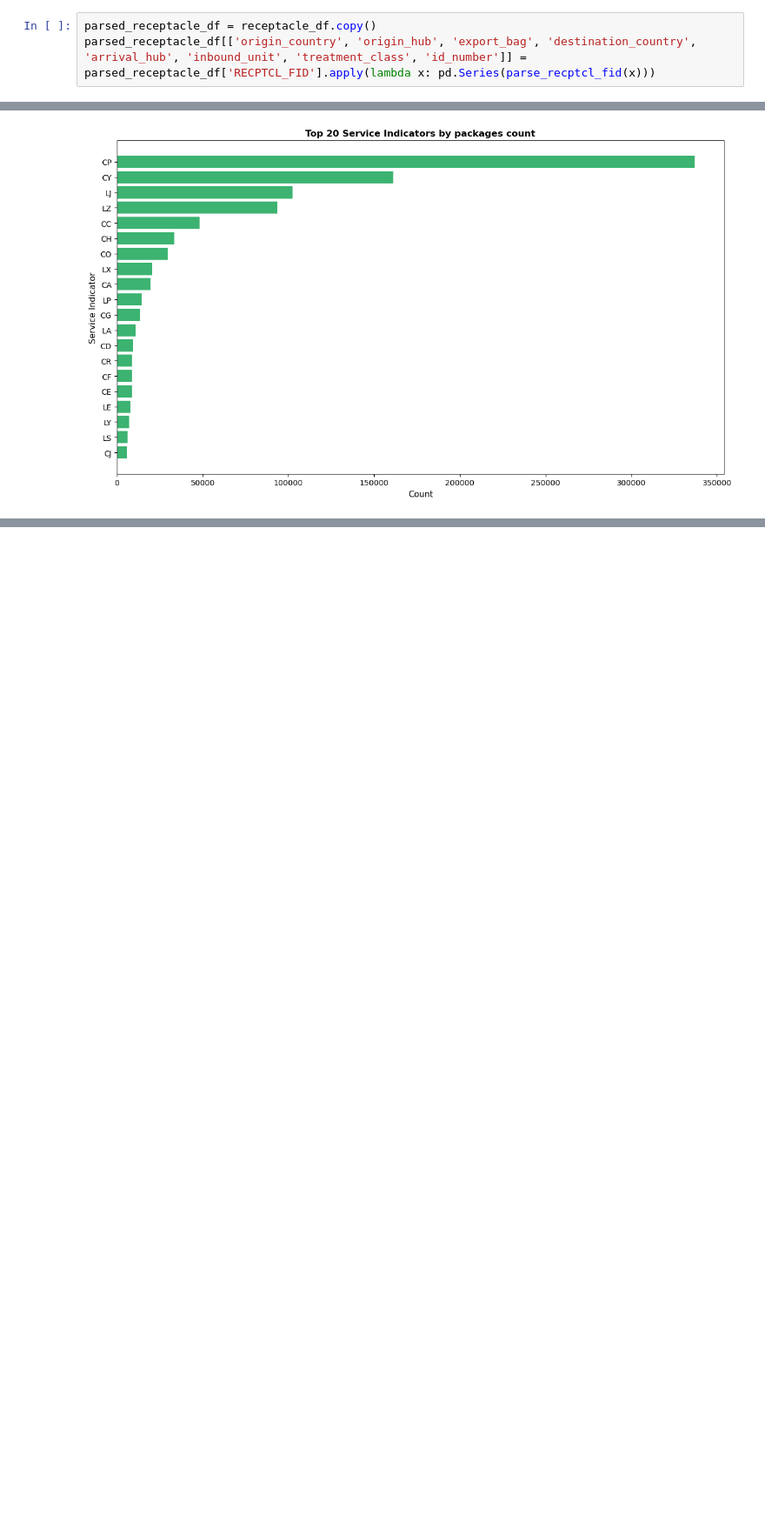
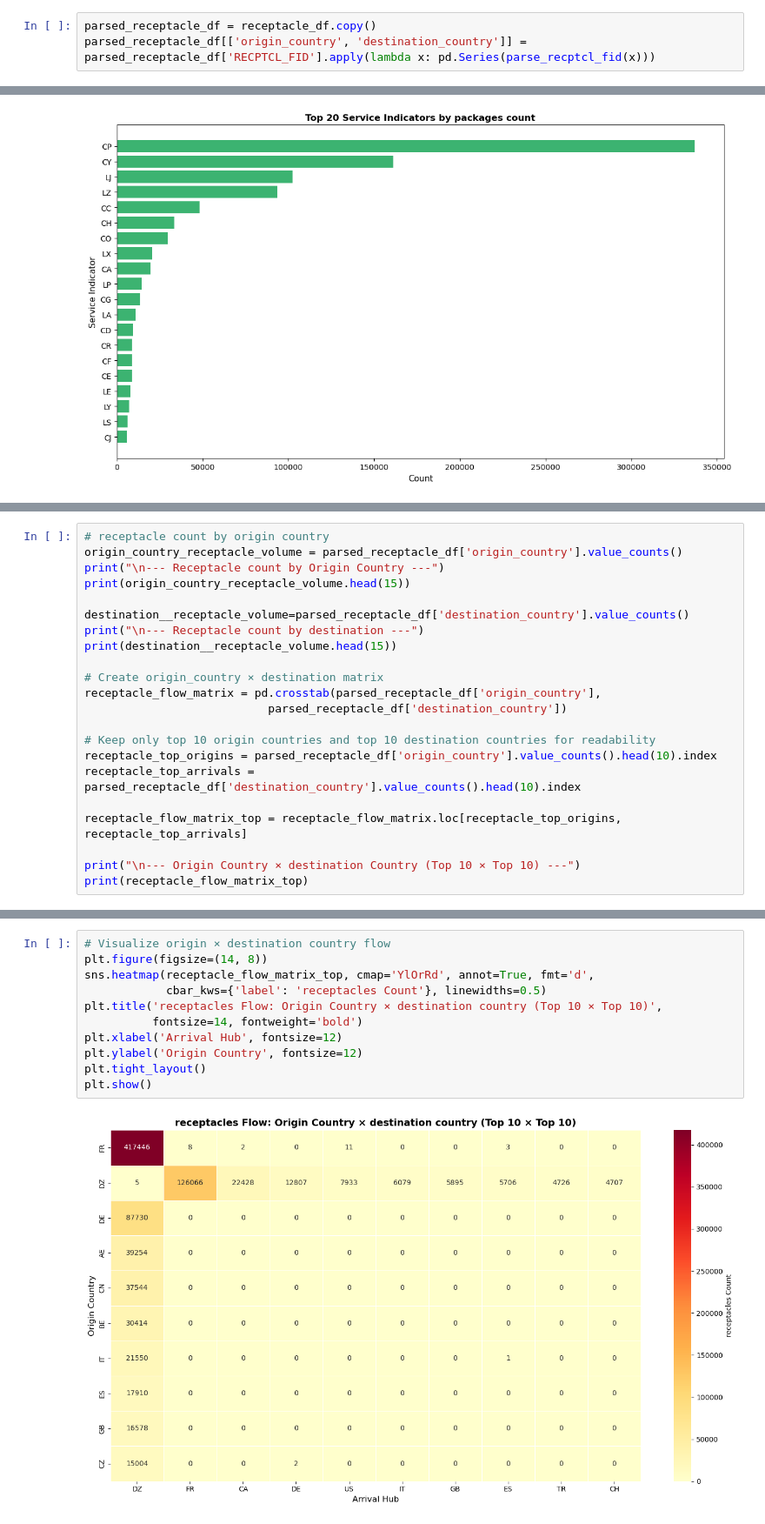
Before and after one commit to DjameelEddine/Data-Mining, a Jupyter notebook: notebooks/EDA.ipynb, the cells around one changed output, grey strips where cells are left out. Shown at 87% size. Drawn from its saved outputs; the diff is of its cells as text; blank space fills up the shorter version.

```diff
--- a/notebooks/EDA.ipynb
+++ b/notebooks/EDA.ipynb
@@ -442,6 +429,6 @@ def parse_mailitm_fid(id_str):
 ### Apply parsing functions
 # %%
 parsed_receptacle_df = receptacle_df.copy()
-parsed_receptacle_df[['origin_country', 'origin_hub', 'export_bag', 'destination_country', 'arrival_hub', 'inbound_unit', 'treatment_class', 'id_number']] = parsed_receptacle_df['RECPTCL_FID'].apply(lambda x: pd.Series(parse_recptcl_fid(x)))
+parsed_receptacle_df[['origin_country', 'destination_country']] = parsed_receptacle_df['RECPTCL_FID'].apply(lambda x: pd.Series(parse_recptcl_fid(x)))
 # %%
 parsed_packages_df = packages_df.copy()
@@ -1339,0 +760,22 @@ plt.show()
+# %%
+# receptacle count by origin country
+origin_country_receptacle_volume = parsed_receptacle_df['origin_country'].value_counts()
+print("\n--- Receptacle count by Origin Country ---")
+print(origin_country_receptacle_volume.head(15))
+
+destination__receptacle_volume=parsed_receptacle_df['destination_country'].value_counts()
+print("\n--- Receptacle count by destination ---")
+print(destination__receptacle_volume.head(15))
+
+# Create origin_country × destination matrix
+receptacle_flow_matrix = pd.crosstab(parsed_receptacle_df['origin_country'],
+                           parsed_receptacle_df['destination_country'])
+
+# Keep only top 10 origin countries and top 10 destination countries for readability
+receptacle_top_origins = parsed_receptacle_df['origin_country'].value_counts().head(10).index
+receptacle_top_arrivals = parsed_receptacle_df['destination_country'].value_counts().head(10).index
+
+receptacle_flow_matrix_top = receptacle_flow_matrix.loc[receptacle_top_origins, receptacle_top_arrivals]
+
+print("\n--- Origin Country × destination Country (Top 10 × Top 10) ---")
+print(receptacle_flow_matrix_top)
@@ -1339,0 +800,13 @@ plt.show()
+# %%
+# Visualize origin × destination country flow
+plt.figure(figsize=(14, 8))
+sns.heatmap(receptacle_flow_matrix_top, cmap='YlOrRd', annot=True, fmt='d',
+            cbar_kws={'label': 'receptacles Count'}, linewidths=0.5)
+plt.title('receptacles Flow: Origin Country × destination country (Top 10 × Top 10)',
+          fontsize=14, fontweight='bold')
+plt.xlabel('Arrival Hub', fontsize=12)
+plt.ylabel('Origin Country', fontsize=12)
+plt.tight_layout()
+plt.show()
+# %% [output]
+[figure, added]
```
Also changed, not shown: parts of 125 cells of this notebook.
